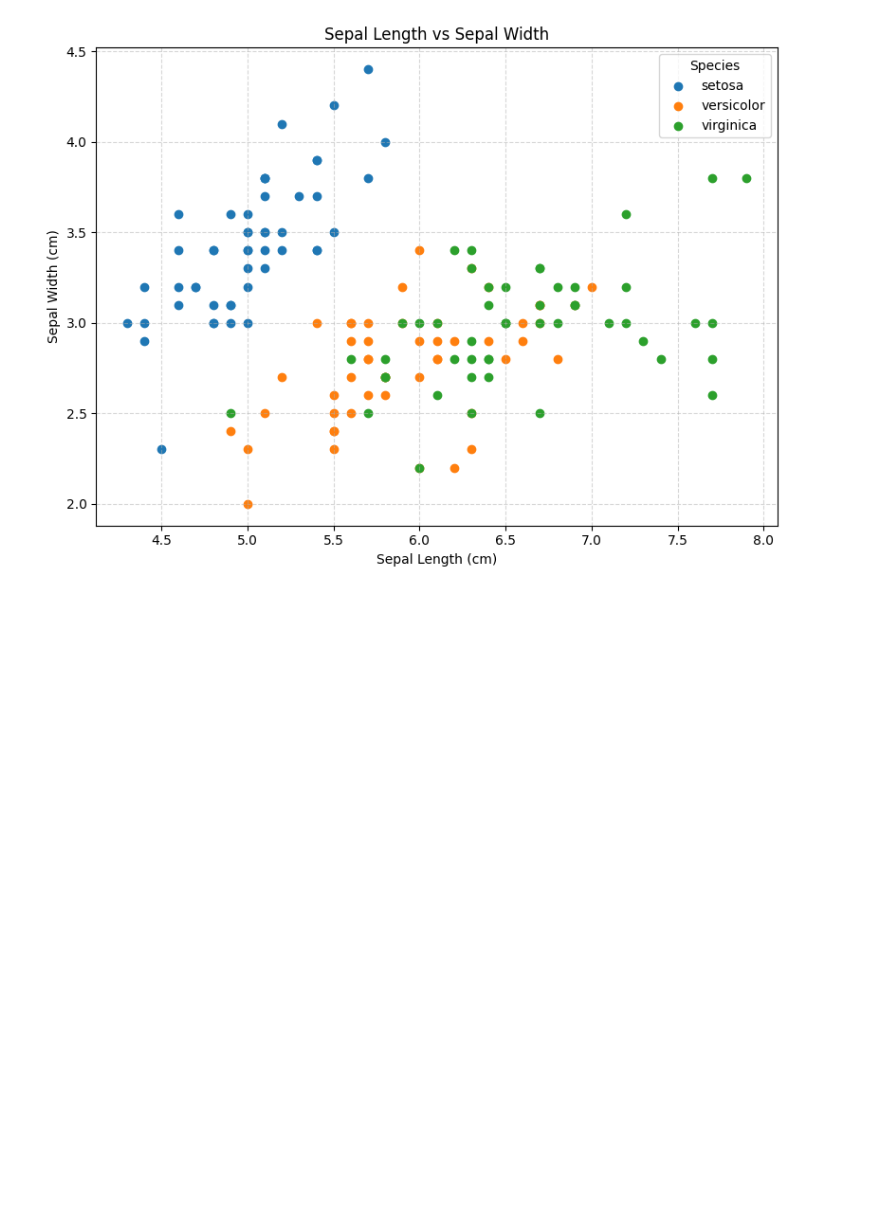
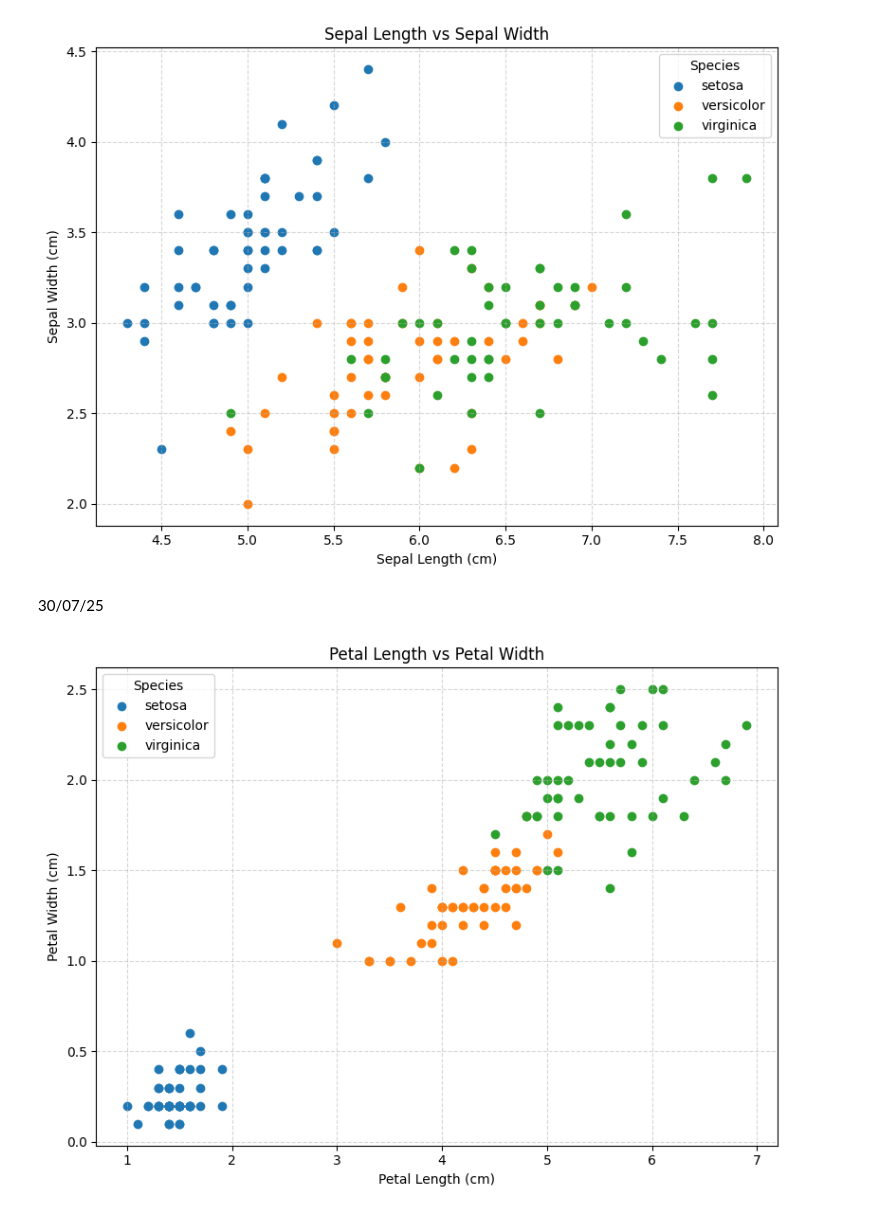
Before and after one commit to ThodupunooriSaiManish/Machine_Learning, a Jupyter notebook: Machine_Learning_Lab.ipynb, the cells around one changed output. Saved outputs shown, nothing was run; the diff lists cells and outputs as text; code cells hidden in the pictures; blank space fills up the shorter version.

```diff
--- a/Machine_Learning_Lab.ipynb
+++ b/Machine_Learning_Lab.ipynb
@@ -732,3 +730,26 @@ plt.tight_layout()
 plt.show()
 # %% [output]
 [figure]
+# %% [markdown]
+30/07/25
+# %%
+#12
+from sklearn.datasets import load_iris
+import pandas as pd
+import matplotlib.pyplot as plt
+
+# Create scatter plot for petal length vs petal width
+plt.figure(figsize=(8, 6))
+for species in df['species'].unique():
+    subset = df[df['species'] == species]
+    plt.scatter(subset['petal length (cm)'], subset['petal width (cm)'], label=species)
+
+plt.title('Petal Length vs Petal Width')
+plt.xlabel('Petal Length (cm)')
+plt.ylabel('Petal Width (cm)')
+plt.legend(title='Species')
+plt.grid(True, linestyle='--', alpha=0.5)
+plt.tight_layout()
+plt.show()
+# %% [output]
+[figure, added]
```
Also changed, not shown: parts of 3 cells of this notebook.
